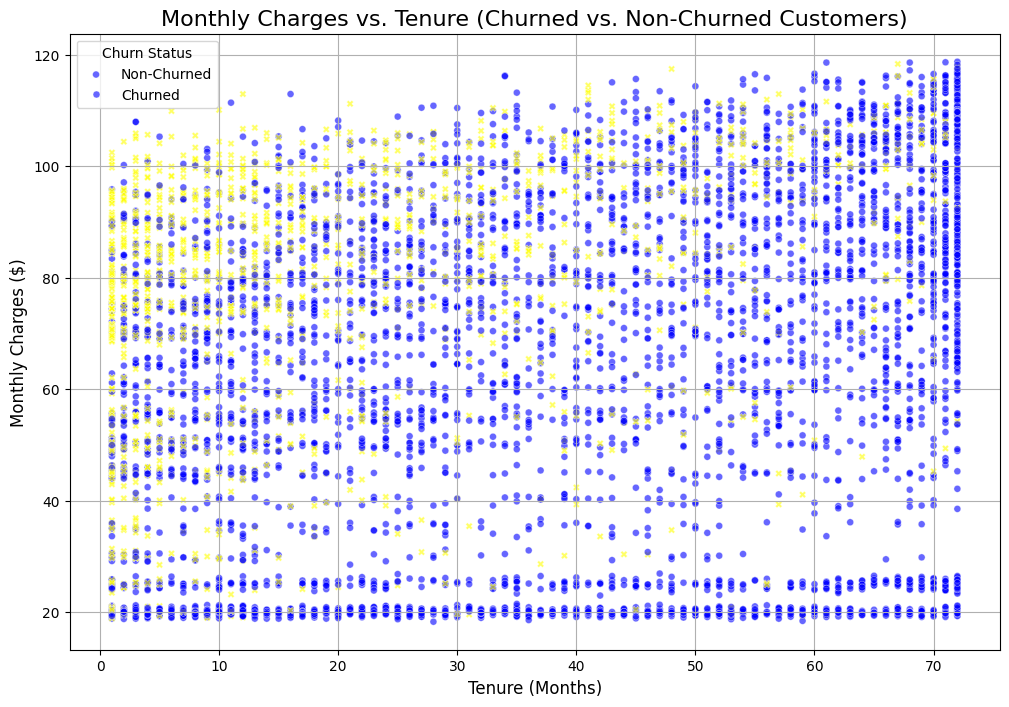
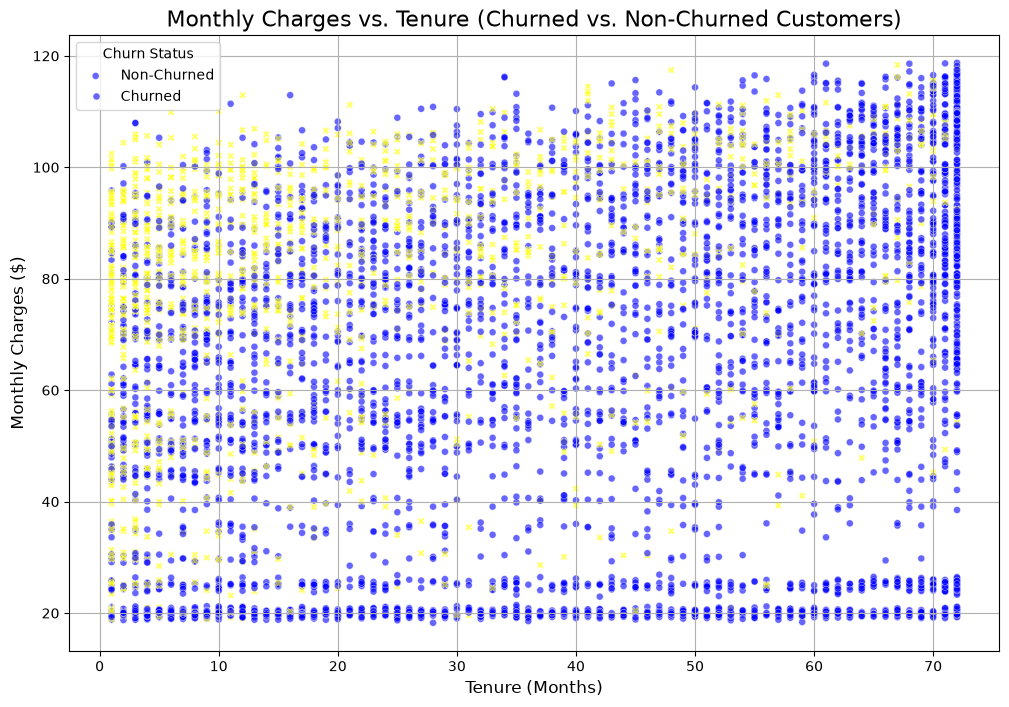
Code edit (unified diff) that turned the first committed figure into the second:
--- before
+++ after
@@ -24,3 +24,4 @@
 # Show the plot
 plt.grid(True)
+plt.savefig("../docs/eda/monthly_charges_tenure_on_churn.png")
 plt.show()

Commit: version set of shap and added shap and testa